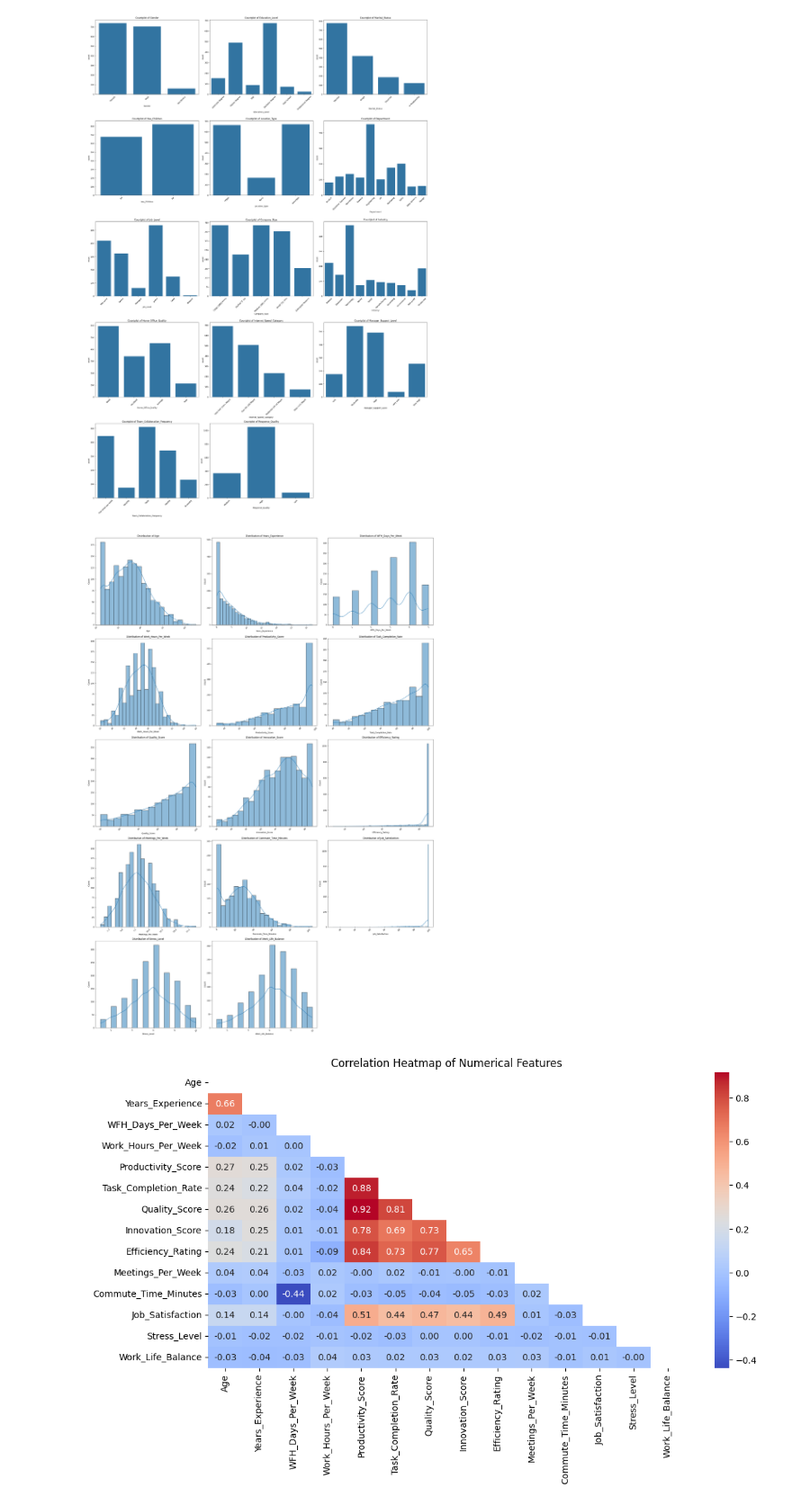
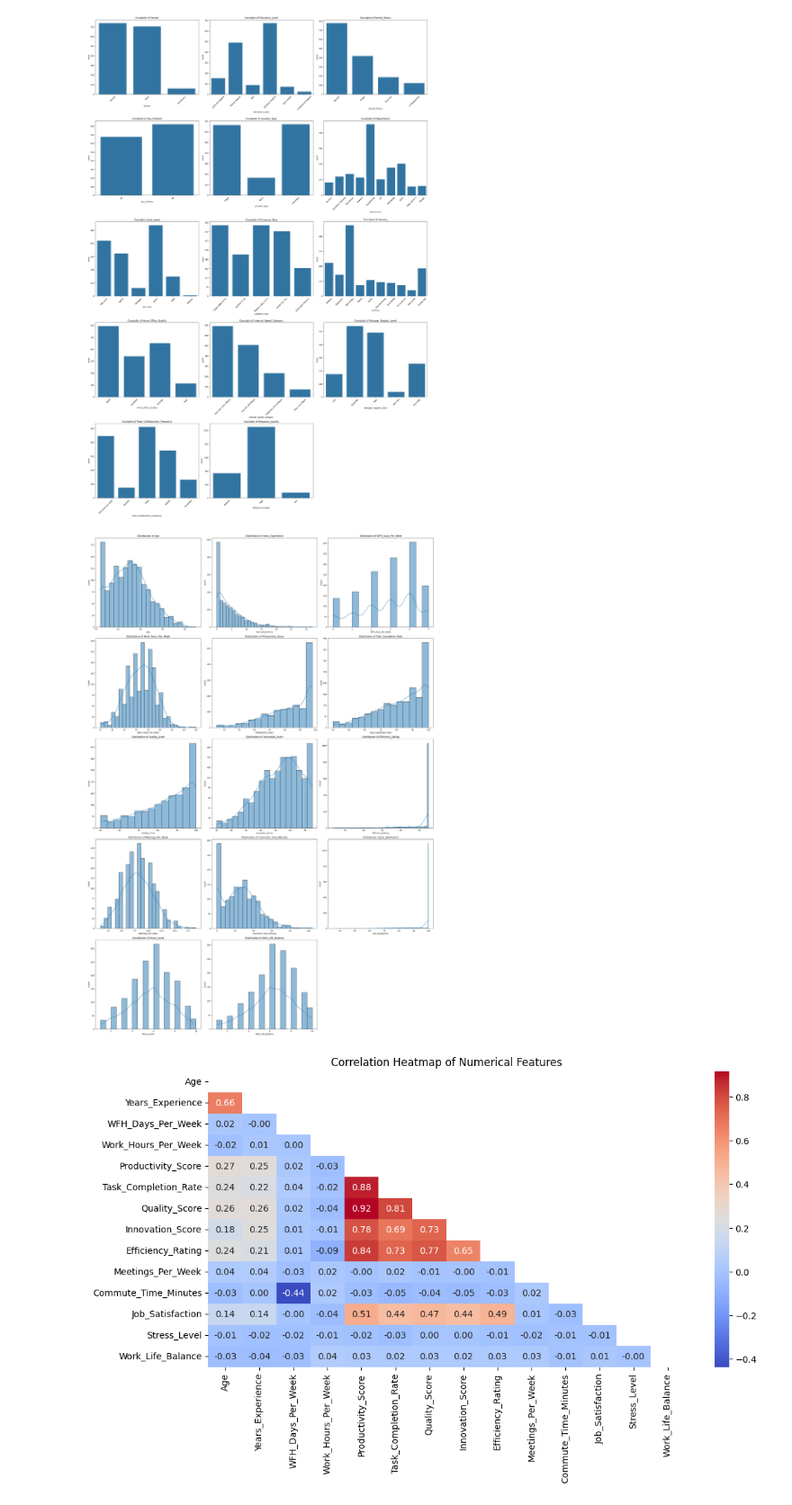
Before and after one commit to EfeDogan/429Project, a Jupyter notebook: new_dataset.ipynb, the cells around one changed output. Shown at 90% size. Saved outputs shown, nothing was run; the diff lists cells and outputs as text; code cells hidden in the pictures.

```diff
--- a/new_dataset.ipynb
+++ b/new_dataset.ipynb
@@ -78,15 +78,14 @@ f.tight_layout()
 # %%
 # Distribution of numerical columns
 numerical_cols = df.select_dtypes(include=['float64', 'int64']).columns
 f = plt.figure(figsize=(25,50))
 for i, col in enumerate(numerical_cols):
     ax = f.add_subplot(7,3, i+1)
     sns.histplot(data=df, x=col, kde=True)
     ax.set_title(f'Distribution of {col}')
-    plt.xticks(rotation=45)
 f.tight_layout()
 # %% [output]
-[figure, old version]
+[figure, new version]
 # %%
 # Correlation heatmap for numerical features
 mask = np.triu(df[numerical_cols].corr())
```
